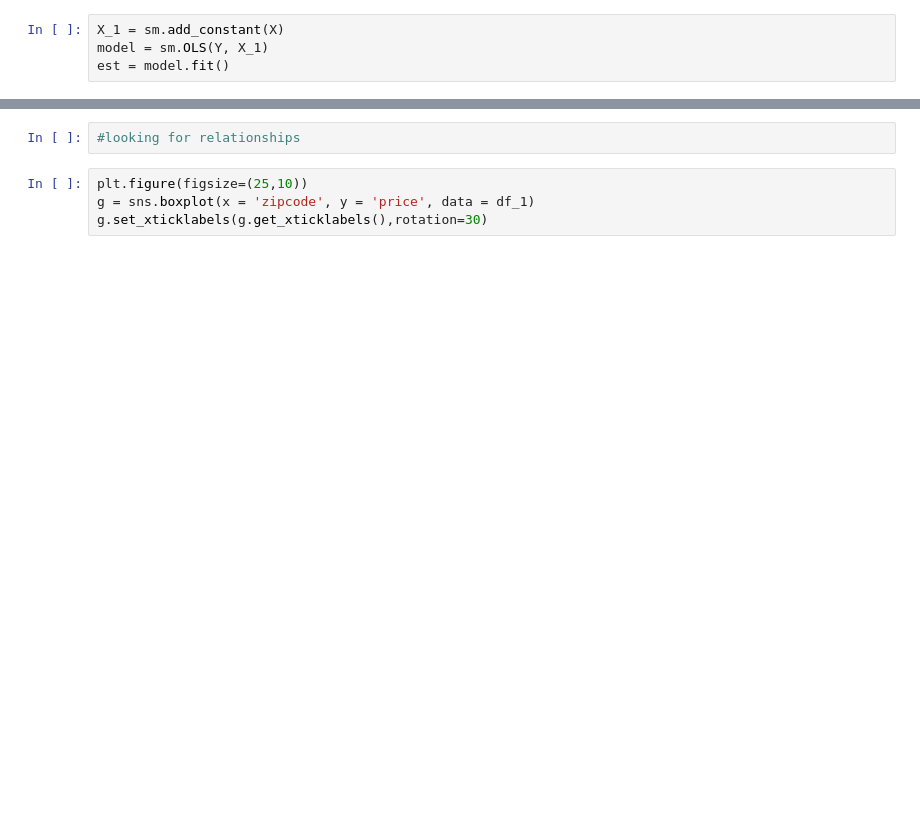
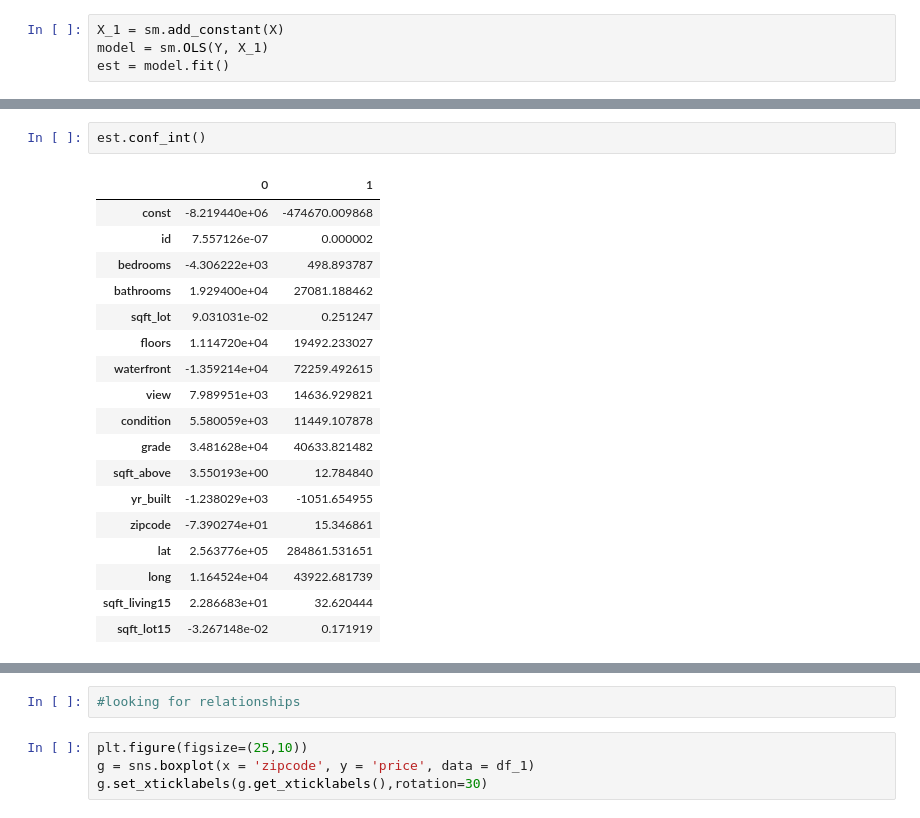
Before and after one commit to ozbunae/Housing_Data, a Jupyter notebook: Non Renovated.ipynb, the cells around one changed output, grey strips where cells are left out. Cells and saved outputs as stored; diff of their text form; blank space fills up the shorter version.

```diff
--- a/Non Renovated.ipynb
+++ b/Non Renovated.ipynb
@@ -378,0 +429,21 @@ print(pval, f_pval)
+# %%
+est.conf_int()
+# %% [output]
+|  | 0 | 1 |
+| const | -8.219440e+06 | -474670.009868 |
+| id | 7.557126e-07 | 0.000002 |
+| bedrooms | -4.306222e+03 | 498.893787 |
+| bathrooms | 1.929400e+04 | 27081.188462 |
+| sqft_lot | 9.031031e-02 | 0.251247 |
+| floors | 1.114720e+04 | 19492.233027 |
+| waterfront | -1.359214e+04 | 72259.492615 |
+| view | 7.989951e+03 | 14636.929821 |
+| condition | 5.580059e+03 | 11449.107878 |
+| grade | 3.481628e+04 | 40633.821482 |
+| sqft_above | 3.550193e+00 | 12.784840 |
+| yr_built | -1.238029e+03 | -1051.654955 |
+| zipcode | -7.390274e+01 | 15.346861 |
+| lat | 2.563776e+05 | 284861.531651 |
+| long | 1.164524e+04 | 43922.681739 |
+| sqft_living15 | 2.286683e+01 | 32.620444 |
+| sqft_lot15 | -3.267148e-02 | 0.171919 |
```
Also changed, not shown: parts of 17 cells of this notebook.
